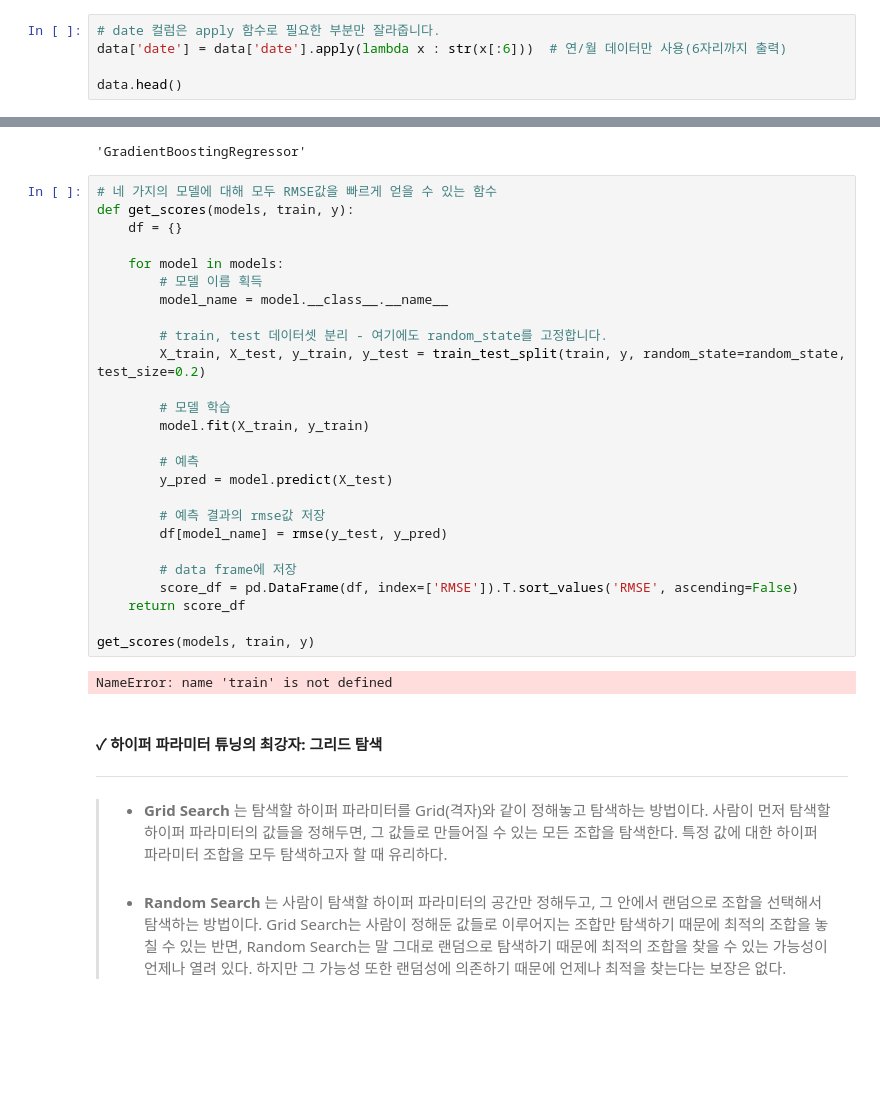
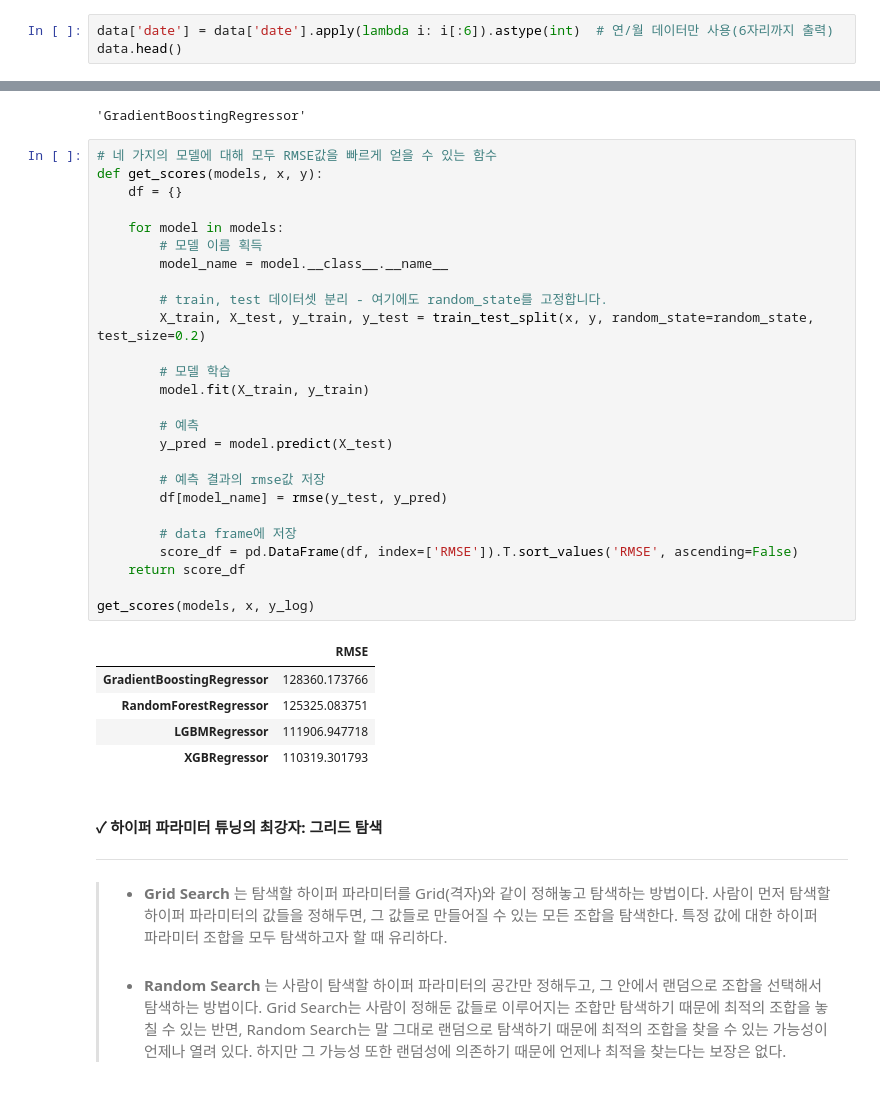
Before and after one commit to nogi519/aiffel, a Jupyter notebook: EXPLORATION9.ipynb, the cells around one changed output, grey strips where cells are left out. Cells and saved outputs as stored; diff of their text form; blank space fills up the shorter version.

```diff
--- a/EXPLORATION9.ipynb
+++ b/EXPLORATION9.ipynb
@@ -228,9 +228,7 @@ Index(['date', 'bedrooms', 'bathrooms', 'sqft_living', 'sqft_lot', 'floors',
        'sqft_living15', 'sqft_lot15'],
       dtype='object')
 # %%
-# date 컬럼은 apply 함수로 필요한 부분만 잘라줍니다.
-data['date'] = data['date'].apply(lambda x : str(x[:6]))  # 연/월 데이터만 사용(6자리까지 출력)
-
+data['date'] = data['date'].apply(lambda i: i[:6]).astype(int)  # 연/월 데이터만 사용(6자리까지 출력)
 data.head()
 # %% [output]
 |  | date | bedrooms | bathrooms | sqft_living | sqft_lot | floors | waterfront | view | condition | grade | ... |
@@ -458,32 +458,36 @@ gboost.__class__.__name__  # 각 모델의 이름은 다음과 같이 클래스
 'GradientBoostingRegressor'
 # %%
 # 네 가지의 모델에 대해 모두 RMSE값을 빠르게 얻을 수 있는 함수
-def get_scores(models, train, y):
+def get_scores(models, x, y):
     df = {}
 
     for model in models:
         # 모델 이름 획득
         model_name = model.__class__.__name__
 
         # train, test 데이터셋 분리 - 여기에도 random_state를 고정합니다.
-        X_train, X_test, y_train, y_test = train_test_split(train, y, random_state=random_state, test_size=0.2)
+        X_train, X_test, y_train, y_test = train_test_split(x, y, random_state=random_state, test_size=0.2)
 
         # 모델 학습
         model.fit(X_train, y_train)
 
         # 예측
         y_pred = model.predict(X_test)
 
         # 예측 결과의 rmse값 저장
         df[model_name] = rmse(y_test, y_pred)
 
         # data frame에 저장
         score_df = pd.DataFrame(df, index=['RMSE']).T.sort_values('RMSE', ascending=False)
     return score_df
 
-get_scores(models, train, y)
+get_scores(models, x, y_log)
 # %% [output]
-NameError: name 'train' is not defined
+|  | RMSE |
+| GradientBoostingRegressor | 128360.173766 |
+| RandomForestRegressor | 125325.083751 |
+| LGBMRegressor | 111906.947718 |
+| XGBRegressor | 110319.301793 |
 # %% [markdown]
 #### ✓ 하이퍼 파라미터 튜닝의 최강자: 그리드 탐색
 ---
```
Also changed, not shown: parts of 17 cells of this notebook.
